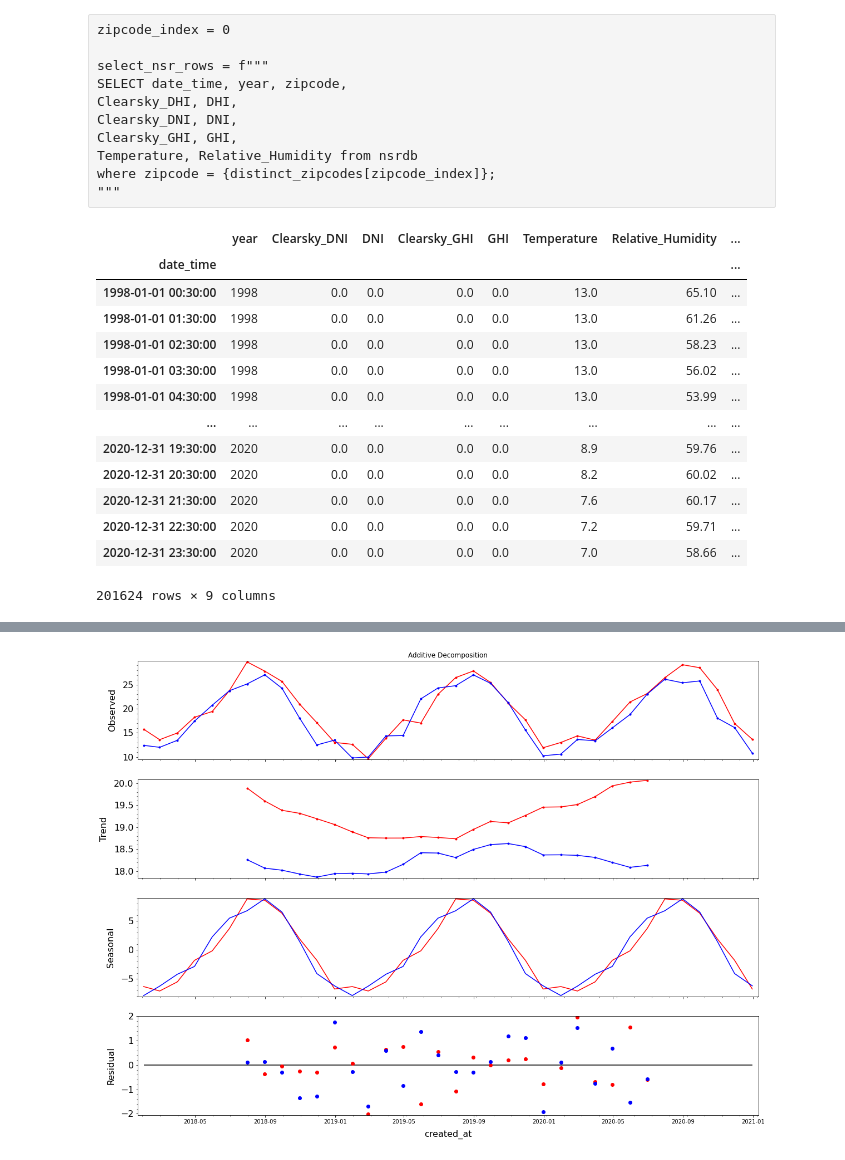
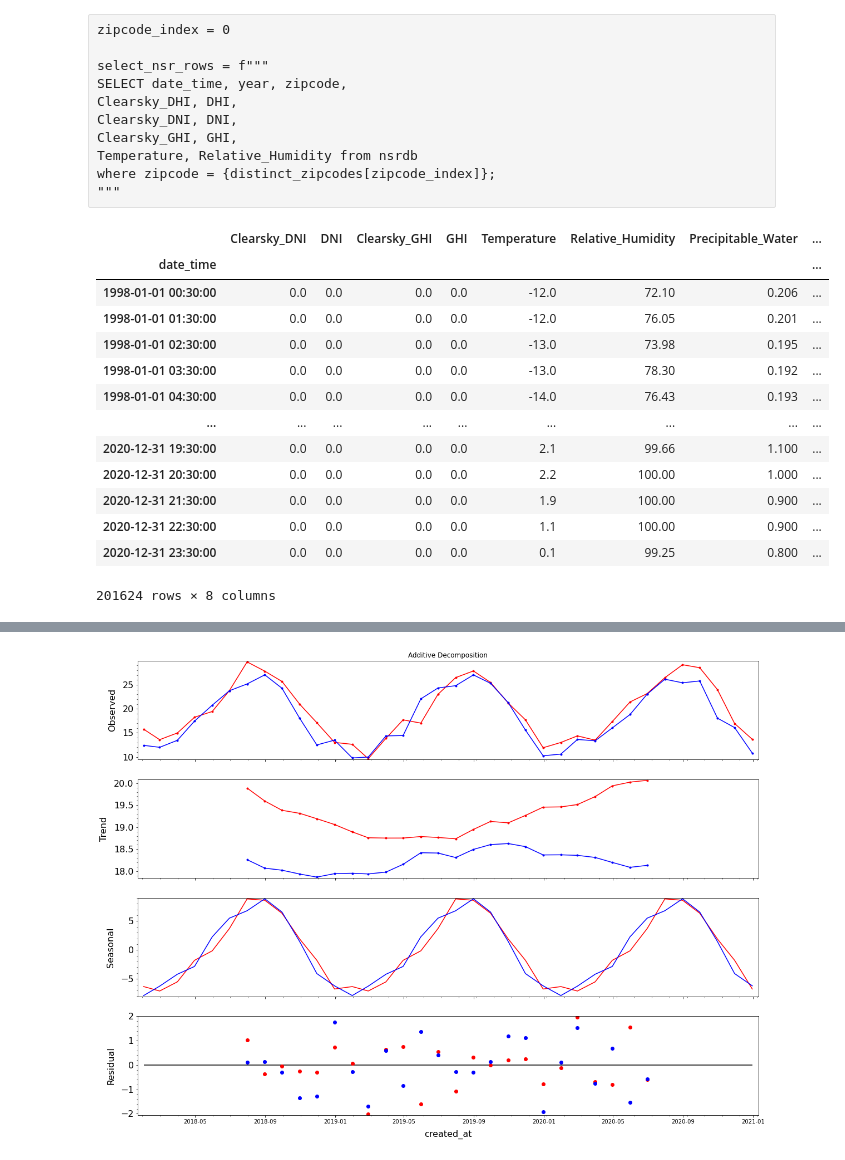
Before and after one commit to gamyers/solar-697, a Jupyter notebook: gm/notebooks/ts_decomposition.ipynb, the cells around one changed output, grey strips where cells are left out. Drawn from its saved outputs; the diff is of its cells as text; code cells hidden in the pictures.

```diff
--- a/gm/notebooks/ts_decomposition.ipynb
+++ b/gm/notebooks/ts_decomposition.ipynb
@@ -67,7 +66,7 @@ db_path = configs["file_paths"]["db_path"]
 
 city = configs["location_info"]["city"]
 state = configs["location_info"]["state"]
-db_file = city + "-" + state + ".db"
+db_file = city + "_" + state + ".db"
 
 db_table1 = configs["table_names"]["db_table1"]
 db_table2 = configs["table_names"]["db_table2"]
@@ -109,45 +108,45 @@ params = {"zipcode": distinct_zipcodes[zipcode_index]}
 
 select_nsr_rows = f"""
 SELECT date_time,
-year,
+-- year,
 -- month, day,
 -- zipcode,
 -- Clearsky_DHI, DHI,
 Clearsky_DNI, DNI,
 Clearsky_GHI, GHI,
 Temperature,
 Relative_Humidity,
 Precipitable_Water,
 -- Wind_Direction,
 Wind_Speed
 from nsrdb
 where zipcode = :zipcode
 -- and not (month = 2 and day = 29)
 ;
 """
 
 df = pd.read_sql(
     select_nsr_rows,
     conn,
     params=params,
     index_col="date_time",
     parse_dates=["date_time"],
 )
 
 df.sort_index(axis=0, inplace=True)
 df
 # %% [output]
-|  | year | Clearsky_DNI | DNI | Clearsky_GHI | GHI | Temperature | Relative_Humidity | ... |
+|  | Clearsky_DNI | DNI | Clearsky_GHI | GHI | Temperature | Relative_Humidity | Precipitable_Water | ... |
 | date_time |  |  |  |  |  |  |  | ... |
-| 1998-01-01 00:30:00 | 1998 | 0.0 | 0.0 | 0.0 | 0.0 | 13.0 | 65.10 | ... |
-| 1998-01-01 01:30:00 | 1998 | 0.0 | 0.0 | 0.0 | 0.0 | 13.0 | 61.26 | ... |
-| 1998-01-01 02:30:00 | 1998 | 0.0 | 0.0 | 0.0 | 0.0 | 13.0 | 58.23 | ... |
-| 1998-01-01 03:30:00 | 1998 | 0.0 | 0.0 | 0.0 | 0.0 | 13.0 | 56.02 | ... |
-| 1998-01-01 04:30:00 | 1998 | 0.0 | 0.0 | 0.0 | 0.0 | 13.0 | 53.99 | ... |
+| 1998-01-01 00:30:00 | 0.0 | 0.0 | 0.0 | 0.0 | -12.0 | 72.10 | 0.206 | ... |
+| 1998-01-01 01:30:00 | 0.0 | 0.0 | 0.0 | 0.0 | -12.0 | 76.05 | 0.201 | ... |
+| 1998-01-01 02:30:00 | 0.0 | 0.0 | 0.0 | 0.0 | -13.0 | 73.98 | 0.195 | ... |
+| 1998-01-01 03:30:00 | 0.0 | 0.0 | 0.0 | 0.0 | -13.0 | 78.30 | 0.192 | ... |
+| 1998-01-01 04:30:00 | 0.0 | 0.0 | 0.0 | 0.0 | -14.0 | 76.43 | 0.193 | ... |
 | ... | ... | ... | ... | ... | ... | ... | ... | ... |
-| 2020-12-31 19:30:00 | 2020 | 0.0 | 0.0 | 0.0 | 0.0 | 8.9 | 59.76 | ... |
-| 2020-12-31 20:30:00 | 2020 | 0.0 | 0.0 | 0.0 | 0.0 | 8.2 | 60.02 | ... |
-| 2020-12-31 21:30:00 | 2020 | 0.0 | 0.0 | 0.0 | 0.0 | 7.6 | 60.17 | ... |
-| 2020-12-31 22:30:00 | 2020 | 0.0 | 0.0 | 0.0 | 0.0 | 7.2 | 59.71 | ... |
-| 2020-12-31 23:30:00 | 2020 | 0.0 | 0.0 | 0.0 | 0.0 | 7.0 | 58.66 | ... |
+| 2020-12-31 19:30:00 | 0.0 | 0.0 | 0.0 | 0.0 | 2.1 | 99.66 | 1.100 | ... |
+| 2020-12-31 20:30:00 | 0.0 | 0.0 | 0.0 | 0.0 | 2.2 | 100.00 | 1.000 | ... |
+| 2020-12-31 21:30:00 | 0.0 | 0.0 | 0.0 | 0.0 | 1.9 | 100.00 | 0.900 | ... |
+| 2020-12-31 22:30:00 | 0.0 | 0.0 | 0.0 | 0.0 | 1.1 | 100.00 | 0.900 | ... |
+| 2020-12-31 23:30:00 | 0.0 | 0.0 | 0.0 | 0.0 | 0.1 | 99.25 | 0.800 | ... |
-201624 rows × 9 columns
+201624 rows × 8 columns
```
Also changed, not shown: parts of 9 cells of this notebook, 2 other files.
